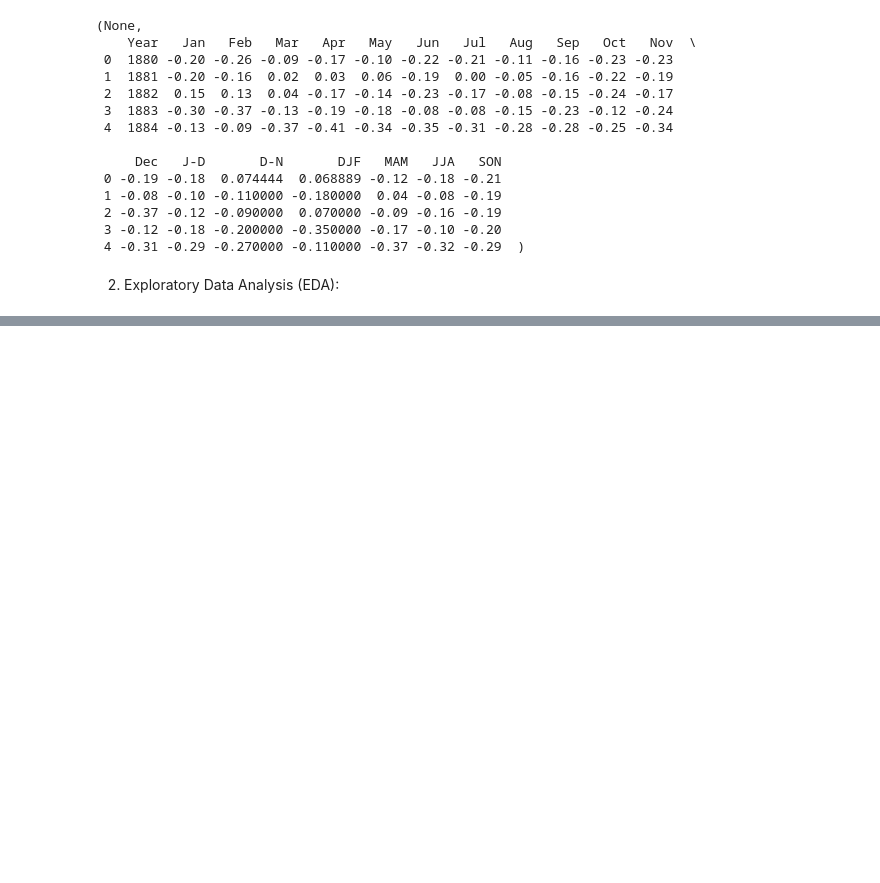
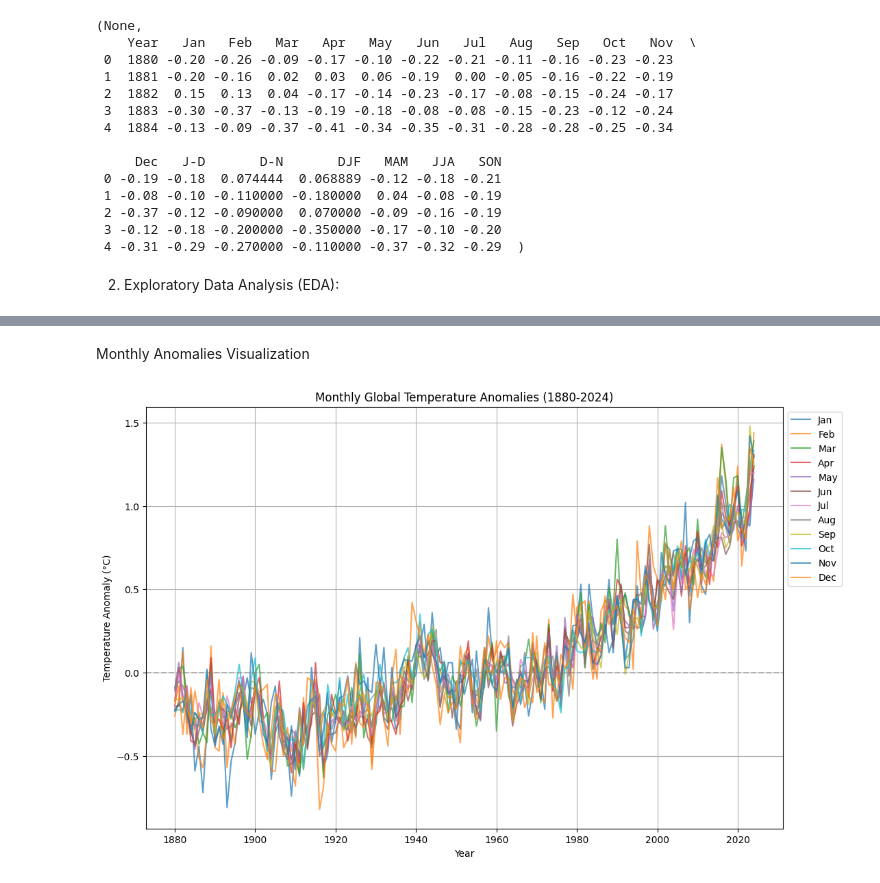
Before and after one commit to albertokabore/Albert_Global_Temperature_Exploratory_Data_Analysis, a Jupyter notebook: Albert_Global_Temperature.ipynb, the cells around one changed output, grey strips where cells are left out. Drawn from its saved outputs; the diff is of its cells as text; code cells hidden in the pictures; blank space fills up the shorter version.

```diff
--- a/Albert_Global_Temperature.ipynb
+++ b/Albert_Global_Temperature.ipynb
@@ -188,0 +214,22 @@ Data Cleaning
+# %% [markdown]
+Monthly Anomalies Visualization
+# %%
+# Plot Monthly Temperature Anomalies Over Time
+plt.figure(figsize=(12, 8))
+
+# Plot each month's temperature anomaly trend
+for month in df.columns[1:13]:  # Selecting Jan-Dec columns
+    plt.plot(df["Year"], df[month], label=month, alpha=0.7)
+
+# Add title and labels
+plt.title("Monthly Global Temperature Anomalies (1880-2024)")
+plt.xlabel("Year")
+plt.ylabel("Temperature Anomaly (°C)")
+plt.axhline(0, color='gray', linestyle='--', alpha=0.5)  # Baseline reference
+plt.legend(loc="upper left", bbox_to_anchor=(1,1))
+plt.grid(True)
+
+# Show plot
+plt.show()
+# %% [output]
+[figure, added]
```
Also changed, not shown: parts of 24 cells of this notebook, 2 other files.
